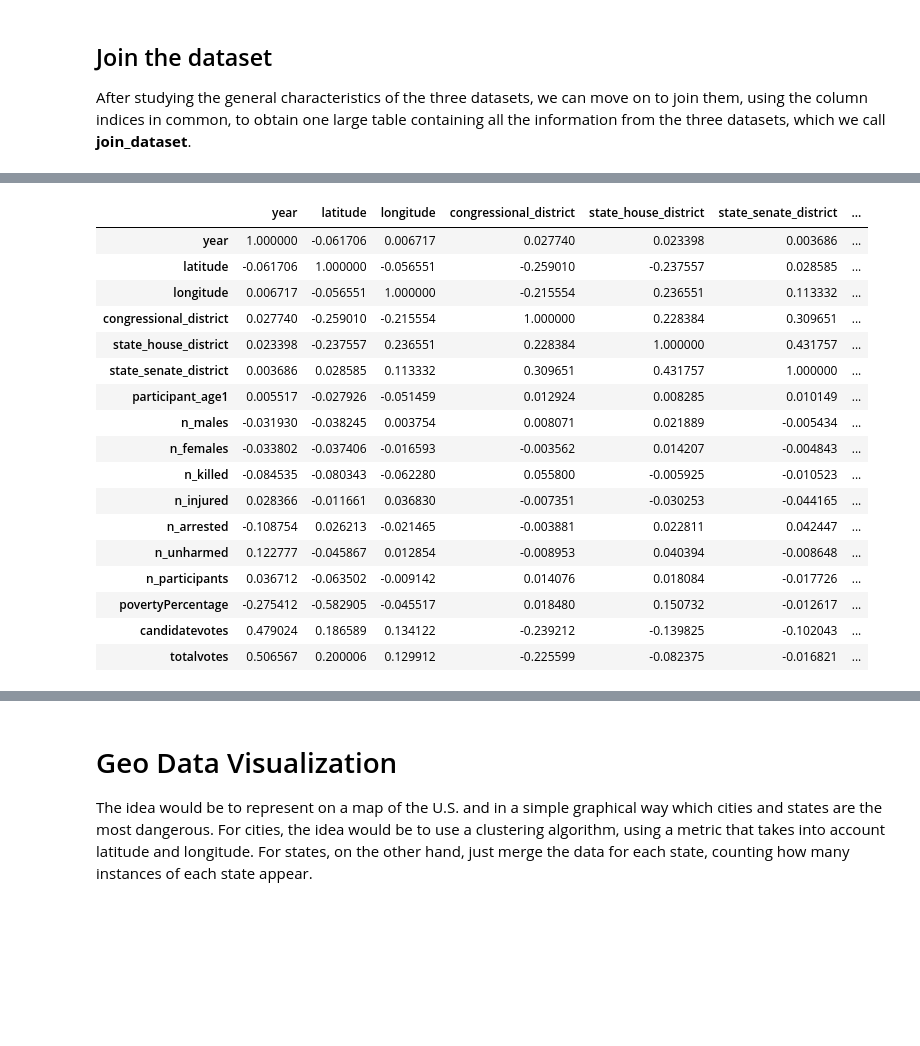
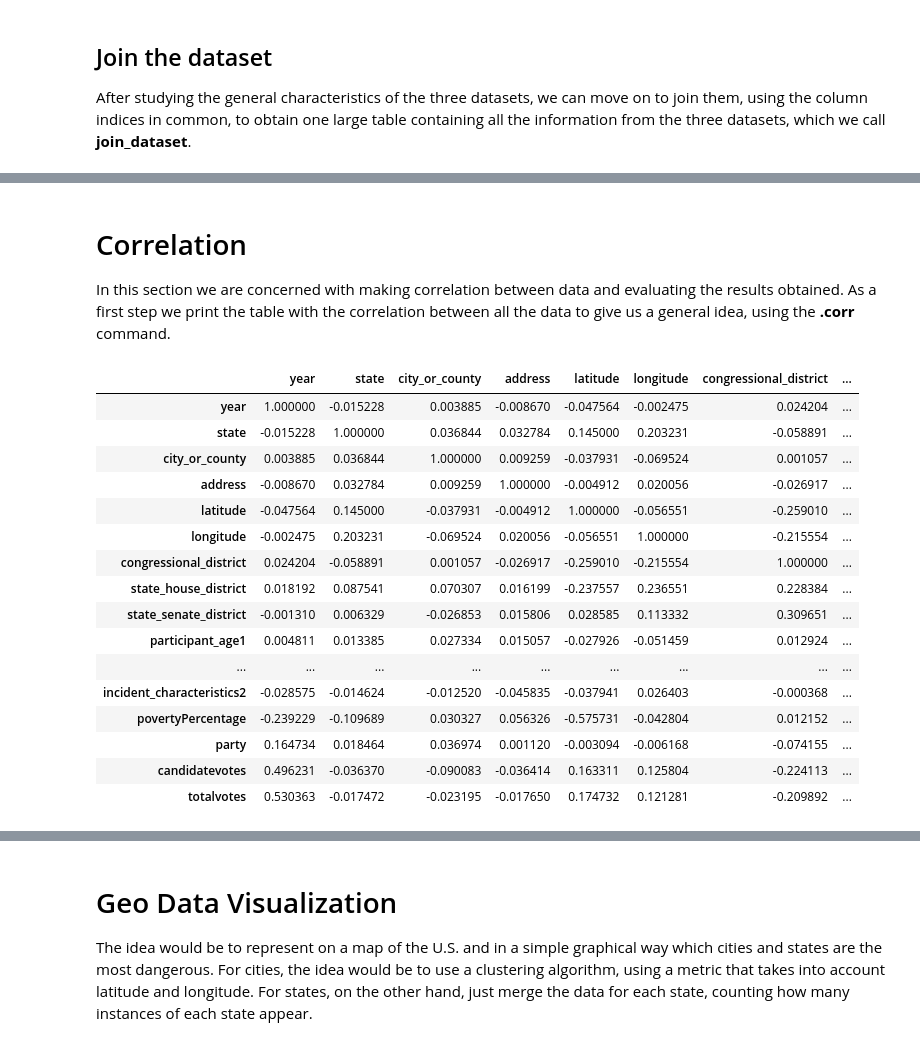
Before and after one commit to LoSpiri/DataMining, a Jupyter notebook: project.ipynb, the cells around one changed output, grey strips where cells are left out. Saved outputs shown, nothing was run; the diff lists cells and outputs as text; code cells hidden in the pictures; blank space fills up the shorter version.

```diff
--- a/project.ipynb
+++ b/project.ipynb
@@ -268,0 +347,14 @@ The total number of duplicate rows in the Year State Disctrict House dataset is
+# %%
+#define a list of columns to be processed for district
+columns_to_numeric_district = [  'candidatevotes', 'totalvotes', 'congressional_district', 'year']
+
+print("Print how many data we cancelled in the process of transforming from object data to numeric data in District dataframe:")
+for columns in columns_to_numeric_district:
+    nan_before = district[columns].isna().sum()
+    district[columns] = pd.to_numeric(district[columns], errors='coerce')
+    nan_after = district[columns].isna().sum()
+    print(f"{columns} : {nan_after - nan_before}")
+
+#check that the types in each column we have changed are of type numeric
+print("\n")
+district[columns_to_numeric_district].info()
@@ -268,0 +438,4 @@ The total number of duplicate rows in the Year State Disctrict House dataset is
+# %%
+incidents['date'] = incidents['date'].str.replace(r'2028-', '2018-')
+incidents['date'] = incidents['date'].str.replace(r'2029-', '2019-')
+incidents['date'] = incidents['date'].str.replace(r'2030-', '2020-')
@@ -268,0 +444,7 @@ The total number of duplicate rows in the Year State Disctrict House dataset is
+# %%
+nan_before=incidents['date'].isna().sum()
+incidents['date'] = pd.to_datetime(incidents['date'], errors='coerce')
+nan_after=incidents['date'].isna().sum()
+print("Print how many data we cancelled in the process of transforming from object data to datetime data:")
+print("date :", nan_after - nan_before)
+incidents["date"].info()
@@ -297,0 +605,14 @@ join_dataset.head()
+# %%
+from sklearn.preprocessing import LabelEncoder
+import copy
+
+dataset_without_string = copy.copy(join_dataset)
+
+le = LabelEncoder()
+columns_not_numeric = [ 'state', 'city_or_county', 'address', 'participant_age_group1',
+                        'participant_gender1', 'notes', 'incident_characteristics1',
+                        'incident_characteristics2', 'party']
+for column in columns_not_numeric:
+    dataset_without_string[column] = le.fit_transform(dataset_without_string[column])
+
+dataset_without_string
@@ -298,21 +633,24 @@ join_dataset.head()
+# %% [markdown]
+# Correlation
+
+In this section we are concerned with making correlation between data and evaluating the results obtained. As a first step we print the table with the correlation between all the data to give us a general idea, using the **.corr** command.
 # %%
-join_dataset.corr(numeric_only=True)
+dataset_without_string.corr(numeric_only=True)
 # %% [output]
-|  | year | latitude | longitude | congressional_district | state_house_district | state_senate_district | ... |
-| year | 1.000000 | -0.061706 | 0.006717 | 0.027740 | 0.023398 | 0.003686 | ... |
-| latitude | -0.061706 | 1.000000 | -0.056551 | -0.259010 | -0.237557 | 0.028585 | ... |
-| longitude | 0.006717 | -0.056551 | 1.000000 | -0.215554 | 0.236551 | 0.113332 | ... |
-| congressional_district | 0.027740 | -0.259010 | -0.215554 | 1.000000 | 0.228384 | 0.309651 | ... |
-| state_house_district | 0.023398 | -0.237557 | 0.236551 | 0.228384 | 1.000000 | 0.431757 | ... |
-| state_senate_district | 0.003686 | 0.028585 | 0.113332 | 0.309651 | 0.431757 | 1.000000 | ... |
-| participant_age1 | 0.005517 | -0.027926 | -0.051459 | 0.012924 | 0.008285 | 0.010149 | ... |
-| n_males | -0.031930 | -0.038245 | 0.003754 | 0.008071 | 0.021889 | -0.005434 | ... |
-| n_females | -0.033802 | -0.037406 | -0.016593 | -0.003562 | 0.014207 | -0.004843 | ... |
-| n_killed | -0.084535 | -0.080343 | -0.062280 | 0.055800 | -0.005925 | -0.010523 | ... |
-| n_injured | 0.028366 | -0.011661 | 0.036830 | -0.007351 | -0.030253 | -0.044165 | ... |
-| n_arrested | -0.108754 | 0.026213 | -0.021465 | -0.003881 | 0.022811 | 0.042447 | ... |
-| n_unharmed | 0.122777 | -0.045867 | 0.012854 | -0.008953 | 0.040394 | -0.008648 | ... |
-| n_participants | 0.036712 | -0.063502 | -0.009142 | 0.014076 | 0.018084 | -0.017726 | ... |
-| povertyPercentage | -0.275412 | -0.582905 | -0.045517 | 0.018480 | 0.150732 | -0.012617 | ... |
-| candidatevotes | 0.479024 | 0.186589 | 0.134122 | -0.239212 | -0.139825 | -0.102043 | ... |
-| totalvotes | 0.506567 | 0.200006 | 0.129912 | -0.225599 | -0.082375 | -0.016821 | ... |
+|  | year | state | city_or_county | address | latitude | longitude | congressional_district | ... |
+| year | 1.000000 | -0.015228 | 0.003885 | -0.008670 | -0.047564 | -0.002475 | 0.024204 | ... |
+| state | -0.015228 | 1.000000 | 0.036844 | 0.032784 | 0.145000 | 0.203231 | -0.058891 | ... |
+| city_or_county | 0.003885 | 0.036844 | 1.000000 | 0.009259 | -0.037931 | -0.069524 | 0.001057 | ... |
+| address | -0.008670 | 0.032784 | 0.009259 | 1.000000 | -0.004912 | 0.020056 | -0.026917 | ... |
+| latitude | -0.047564 | 0.145000 | -0.037931 | -0.004912 | 1.000000 | -0.056551 | -0.259010 | ... |
+| longitude | -0.002475 | 0.203231 | -0.069524 | 0.020056 | -0.056551 | 1.000000 | -0.215554 | ... |
+| congressional_district | 0.024204 | -0.058891 | 0.001057 | -0.026917 | -0.259010 | -0.215554 | 1.000000 | ... |
+| state_house_district | 0.018192 | 0.087541 | 0.070307 | 0.016199 | -0.237557 | 0.236551 | 0.228384 | ... |
+| state_senate_district | -0.001310 | 0.006329 | -0.026853 | 0.015806 | 0.028585 | 0.113332 | 0.309651 | ... |
+| participant_age1 | 0.004811 | 0.013385 | 0.027334 | 0.015057 | -0.027926 | -0.051459 | 0.012924 | ... |
+| ... | ... | ... | ... | ... | ... | ... | ... | ... |
+| incident_characteristics2 | -0.028575 | -0.014624 | -0.012520 | -0.045835 | -0.037941 | 0.026403 | -0.000368 | ... |
+| povertyPercentage | -0.239229 | -0.109689 | 0.030327 | 0.056326 | -0.575731 | -0.042804 | 0.012152 | ... |
+| party | 0.164734 | 0.018464 | 0.036974 | 0.001120 | -0.003094 | -0.006168 | -0.074155 | ... |
+| candidatevotes | 0.496231 | -0.036370 | -0.090083 | -0.036414 | 0.163311 | 0.125804 | -0.224113 | ... |
+| totalvotes | 0.530363 | -0.017472 | -0.023195 | -0.017650 | 0.174732 | 0.121281 | -0.209892 | ... |
```
Also changed, not shown: parts of 63 cells of this notebook.
